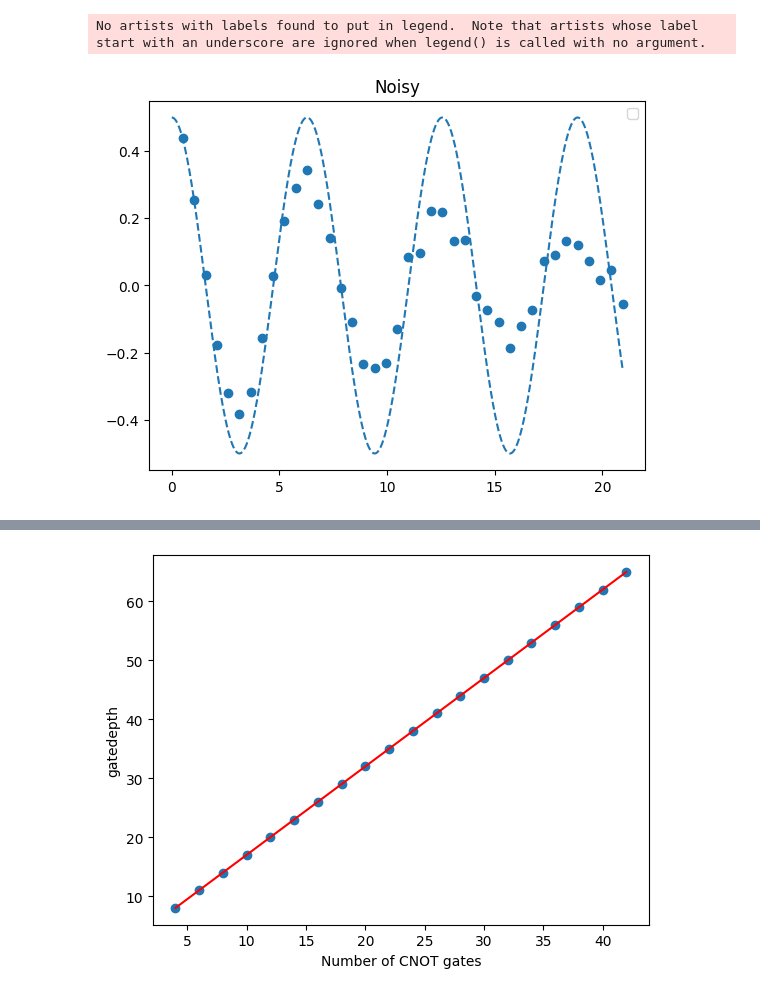
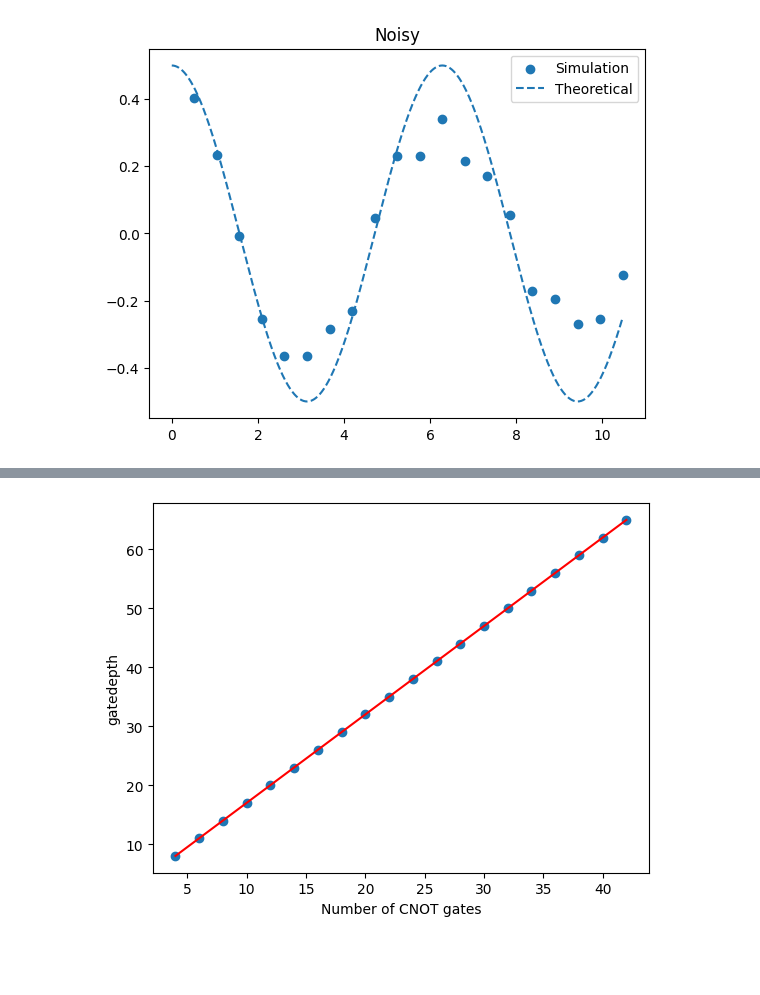
Before and after one commit to JessicaJohnBritto/QOSF_Cohort6, a Jupyter notebook: Results_from_paper/noise_model_ionq.ipynb, the cells around one changed output, grey strips where cells are left out. Drawn from its saved outputs; the diff is of its cells as text; code cells hidden in the pictures; blank space fills up the shorter version.

```diff
--- a/Results_from_paper/noise_model_ionq.ipynb
+++ b/Results_from_paper/noise_model_ionq.ipynb
@@ -75,15 +81,15 @@ def zz_pump(q, c, p, system, ancilla, ini):
         z.x(q[system[1]])
 
     z.cx(q[system[0]], q[system[1]])
-    z.x(q[ancilla])
-    z.cx(q[system[1]], q[ancilla])
+    z.x(q[ancilla[0]])
+    z.cx(q[system[1]], q[ancilla[0]])
 
     theta = 2 * np.arcsin(np.sqrt(p))
 
-    z.cu3(theta, 0.0, 0.0, q[ancilla], q[system[1]])
+    z.cu(theta, 0.0, 0.0, 0.0, q[ancilla[0]], q[system[1]])
 
-    z.cx(q[system[1]], q[ancilla])
-    # z.cx(q[system[0]], q[system[1]])
+    z.cx(q[system[1]], q[ancilla[0]])
+    #z.cx(q[system[0]], q[system[1]])
     z.h(q[system[0]])
     z.measure(q[system[0]], c[0])
     z.measure(q[system[1]], c[1])
@@ -166,0 +173,6 @@ plt.legend()
+# %%
+for i in np.linspace(0.0, 1-0.9826, num = 4):
+    noisemodel, basis_gates = noisem(i)
+    qq = wrapper(noisemodel, basis_gates,circ_markovian,'perfect',plot_title='Perfect',shots=1024,pump=zz_pump)
+
+#qq.draw('mpl')
@@ -193,4 +229,4 @@ def corr(q, c, system, ancillae, g, t, i):
     coA.measure(q[system],c[0])
 
     # return coA, array
-    return coA, op
+    return coA
@@ -230,43 +271,7 @@ No artists with labels found to put in legend.  Note that artists whose label st
 # %%
-q = QuantumRegister(4,name = 'q')
-c = ClassicalRegister(1, name = 'c')
-system = 0
-ancillae = [1, 2, 3]
-rho_12, T = [], []
-n = 40
-tt = np.pi/6
-g = 1
-t = g*(tt)
-numcx = []
-gatedepth = []
-# fidy_noise = []
-for i in range(1,n+1,1):
-    circ, array2= corr(q, c, system, ancillae, g, tt, i)
-    if i == 3:
-        qq = circ
-    #print(f'Count op for {i} collisions: {circ.depth()}')
-    numcx.append(circ.count_ops()['cx'])
-    gatedepth.append(circ.depth())
-    T.append(i*t)
-    job = qiskit.execute(circ, Aer.get_backend('qasm_simulator'),basis_gates=basis_gates,noise_model=noisemodel, shots=256)
-    counts = job.result().get_counts()
-    rho_12.append((counts.get('0',0)-counts.get('1',0))/(2*(counts.get('0',0)+counts.get('1',0))))
-    # fidy_noise.append(array2)
-plt.scatter(T, np.real(rho_12))
-#qq.draw(output="mpl")
-def corrfunc(time):
-    return (np.cos(time/2)**2-np.sin(time/2)**2)/2
-
-abserr = [abs(rho_12[i]-corrfunc(T[i])) for i in range(len(numcx))]
-
-x_ax = np.linspace(0,T[-1],num=1000)
-plt.title('Noisy')
-plt.plot(x_ax,corrfunc(x_ax),linestyle='--')
-plt.legend()
-plt.show()
+numcx,gatedepth,abserr = wrapper(circ_correlate,'noisy',plot_title='Noisy',shots=256,collisions=20)
 # %% [output]
-No artists with labels found to put in legend.  Note that artists whose label start with an underscore are ignored when legend() is called with no argument.
-[figure, old version]
+[figure, new version]
 # %%
 plt.plot(numcx,abserr,c='red')
 plt.scatter(numcx,abserr)
```
Also changed, not shown: parts of 29 cells of this notebook, 1 other file.
